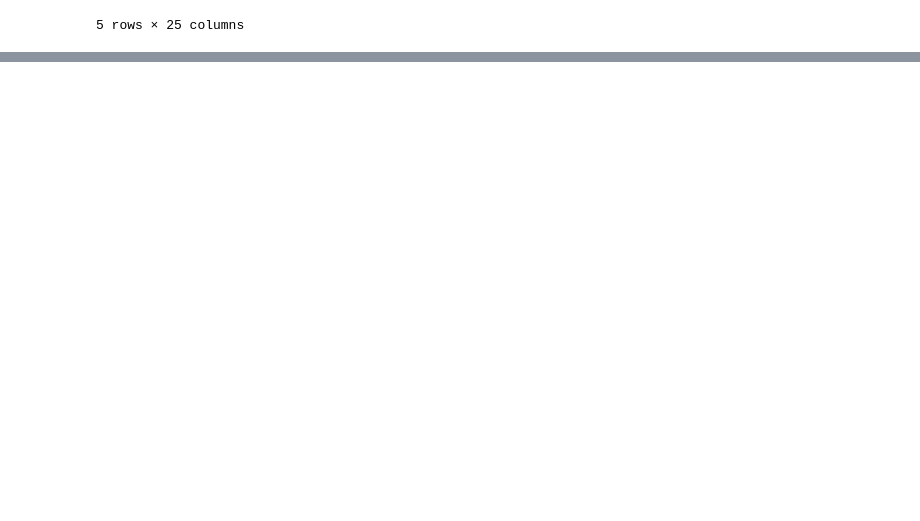
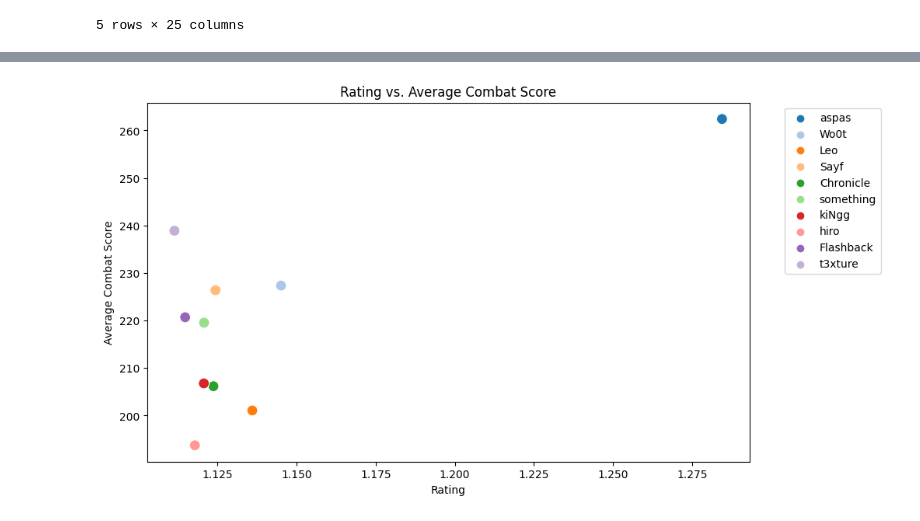
Before and after one commit to danielAcl9/valorantChampions2024DataAnalysis, a Jupyter notebook: notebooks/player_stats.ipynb, the cells around one changed output, grey strips where cells are left out. Saved outputs shown, nothing was run; the diff lists cells and outputs as text; code cells hidden in the pictures; blank space fills up the shorter version.

Commit message:
Performed Statistical and Grapich Analysis over the player data

```diff
--- a/notebooks/player_stats.ipynb
+++ b/notebooks/player_stats.ipynb
@@ -25,0 +88,10 @@ df.head()
+# %%
+df_top_players = df_participating_teams.groupby(['Player', 'Teams', 'Abbreviation']).agg({'Rounds Played': 'sum', 'Rating': 'mean', 'Average Combat Score': 'mean', 'Kills:Deaths': 'mean', 'Average Damage Per Round': 'mean', 'Headshot %': 'mean', 'Kills': 'sum', 'Deaths': 'sum', 'Assists': 'sum', 'First Kills': 'sum' }).reset_index()
+
+# df_top_players['Rating'] = df_top_players['Rating'].round(2)
+# %%
+df_top_players.sort_values(by='Rating', ascending=False, inplace=True)
+df_top_players
+
+# = df_top_players.head(10)
+# df_top_players
@@ -25,0 +112,3 @@ df.head()
+# %%
+df_top_players['Ingame ID'] = df_top_players['Abbreviation'] + ' ' + df_top_players['Player']
+df_top_players
@@ -25,0 +191,16 @@ df.head()
+# %%
+df_top_players.sort_values(by='Rating', ascending=False, inplace=True)
+df_tp_by_rating = df_top_players.head(10)
+
+
+plt.figure(figsize=(10, 6))
+sns.barplot(x='Rating', y='Ingame ID', data=df_tp_by_rating, palette='viridis')
+plt.title('Top 10 Jugadores por Rating')
+plt.xlabel('Rating')
+plt.ylabel('Jugador')
+
+for p in plt.gca().patches:
+    width = p.get_width()
+    plt.text(width + 0.01, p.get_y() + p.get_height() / 2. + 0.2, '{:1.2f}'.format(width), ha="center")
+
+plt.show()
@@ -25,0 +226,10 @@ df.head()
+# %%
+plt.figure(figsize=(10, 6))
+sns.scatterplot(x='Rating', y='Average Combat Score', hue='Player', data=df_tp_by_rating, palette='tab20', s=100)
+plt.title('Rating vs. Average Combat Score')
+plt.xlabel('Rating')
+plt.ylabel('Average Combat Score')
+plt.legend(bbox_to_anchor=(1.05, 1), loc='upper left')
+plt.show()
+# %% [output]
+[figure, added]
```
Also changed, not shown: parts of 12 cells of this notebook, 1 other file.
